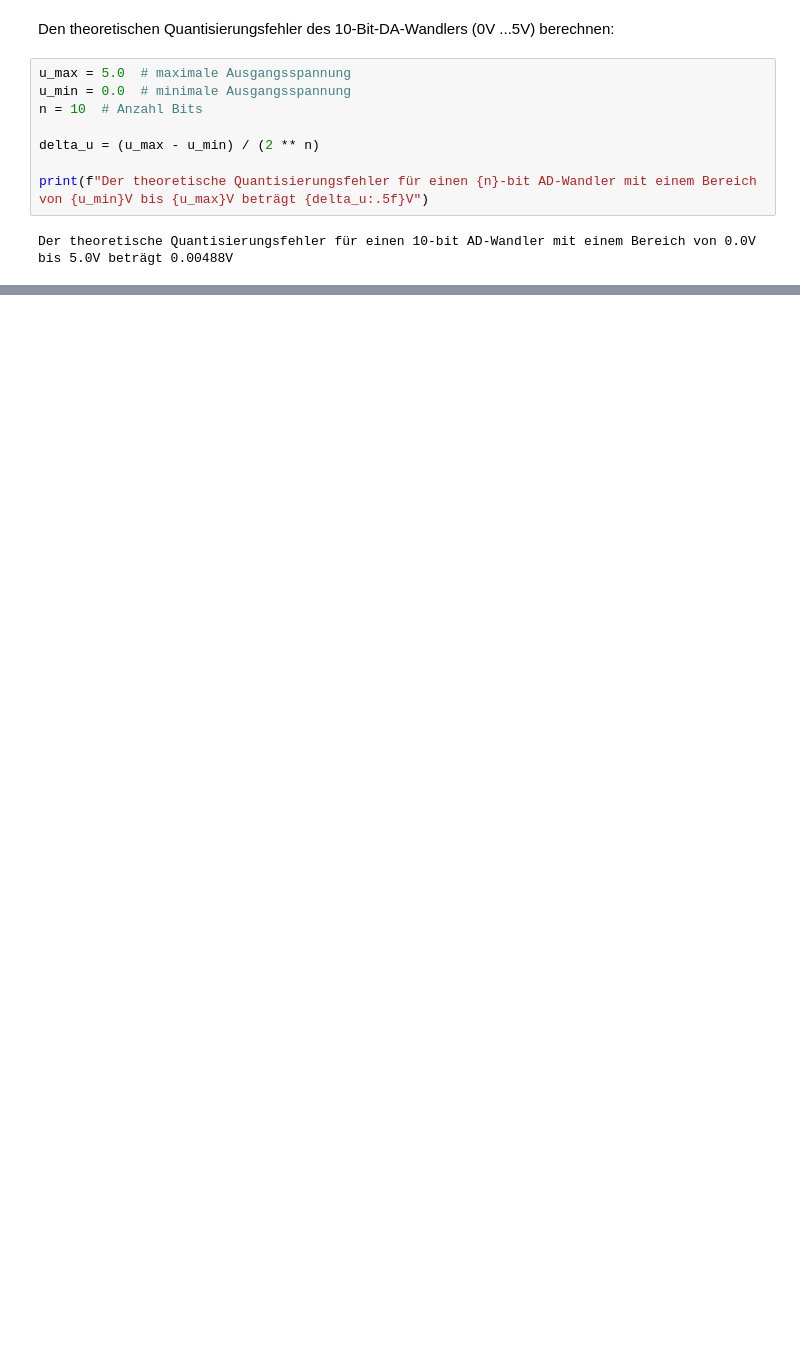
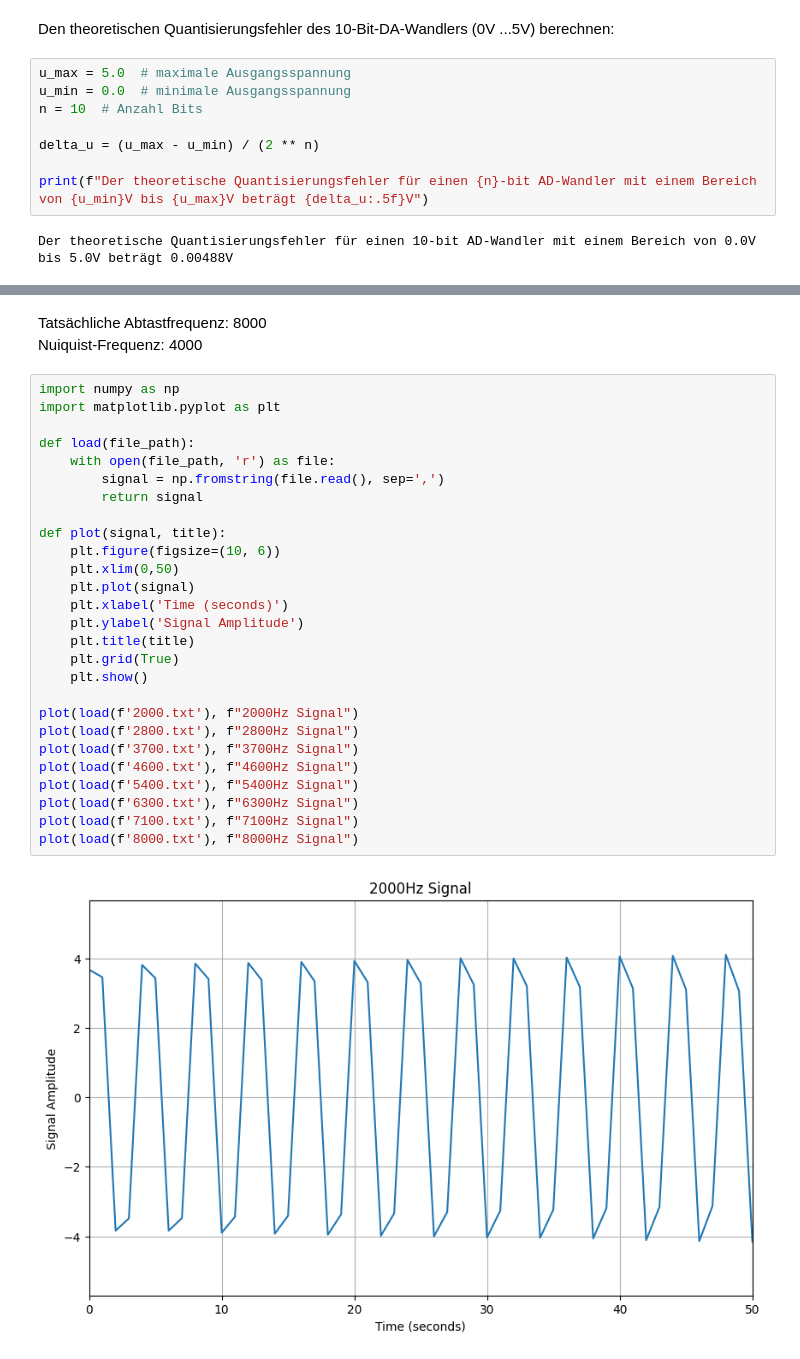
Before and after one commit to ShahdLala66/Studium, a Jupyter notebook: SSS/Versuch5/Versuch5.ipynb, the cells around one changed output, grey strips where cells are left out. Cells and saved outputs as stored; diff of their text form; blank space fills up the shorter version.

```diff
--- a/SSS/Versuch5/Versuch5.ipynb
+++ b/SSS/Versuch5/Versuch5.ipynb
@@ -143,0 +138,32 @@ Standardabweichung des Picoscopes: 0.04394 V
+# %% [markdown]
+Tatsächliche Abtastfrequenz: 8000 <br>
+Nuiquist-Frequenz: 4000
+# %%
+import numpy as np
+import matplotlib.pyplot as plt
+
+def load(file_path):
+    with open(file_path, 'r') as file:
+        signal = np.fromstring(file.read(), sep=',')
+        return signal
+
+def plot(signal, title):
+    plt.figure(figsize=(10, 6))
+    plt.xlim(0,50)
+    plt.plot(signal)
+    plt.xlabel('Time (seconds)')
+    plt.ylabel('Signal Amplitude')
+    plt.title(title)
+    plt.grid(True)
+    plt.show()
+
+plot(load(f'2000.txt'), f"2000Hz Signal")
+plot(load(f'2800.txt'), f"2800Hz Signal")
+plot(load(f'3700.txt'), f"3700Hz Signal")
+plot(load(f'4600.txt'), f"4600Hz Signal")
+plot(load(f'5400.txt'), f"5400Hz Signal")
+plot(load(f'6300.txt'), f"6300Hz Signal")
+plot(load(f'7100.txt'), f"7100Hz Signal")
+plot(load(f'8000.txt'), f"8000Hz Signal")
+# %% [output]
+[figure, added]
```
Also changed, not shown: parts of 6 cells of this notebook, 12 other files.
